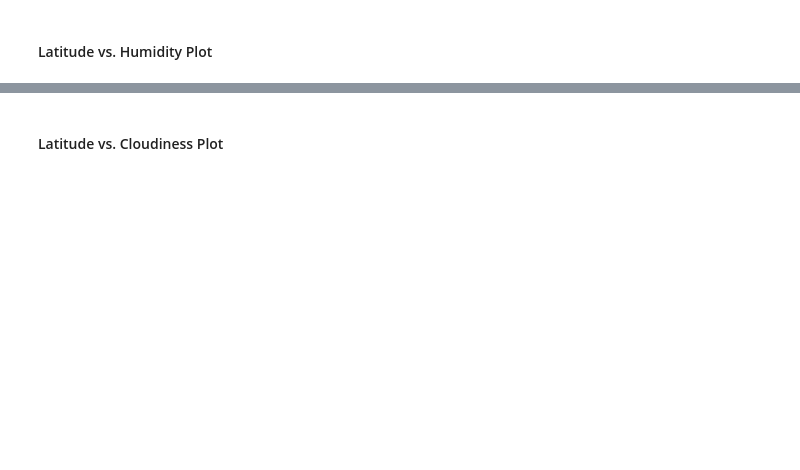
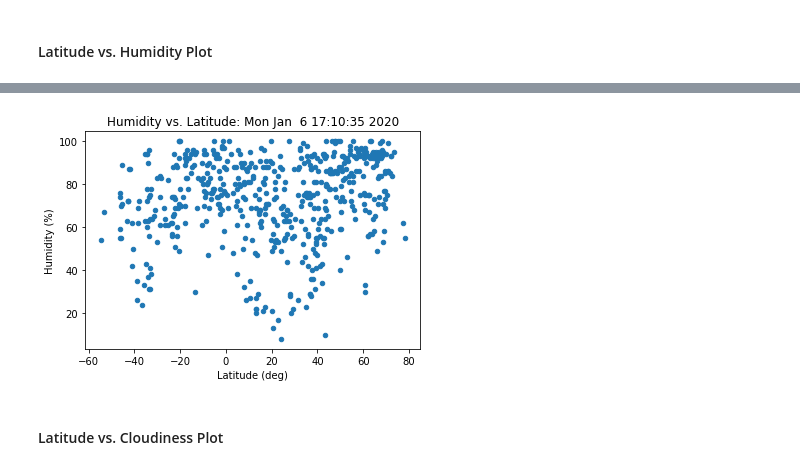
Before and after one commit to eanord4/python-api-challenge, a Jupyter notebook: WeatherPy/WeatherPy.ipynb, the cells around one changed output, grey strips where cells are left out. Cells and saved outputs as stored; diff of their text form; code cells hidden in the pictures; blank space fills up the shorter version.

```diff
--- a/WeatherPy/WeatherPy.ipynb
+++ b/WeatherPy/WeatherPy.ipynb
@@ -112,2 +185,10 @@ dtype: int64
+# %%
+df.plot.scatter('lat', 'humidity')
+plt.title(f'Humidity vs. Latitude: {time_requested}')
+plt.xlabel('Latitude (deg)')
+plt.ylabel('Humidity (%)')
+plt.show()
+# %% [output]
+[figure, added]
 # %% [markdown]
 #### Latitude vs. Cloudiness Plot
```
Also changed, not shown: parts of 17 cells of this notebook, 2 other files.
